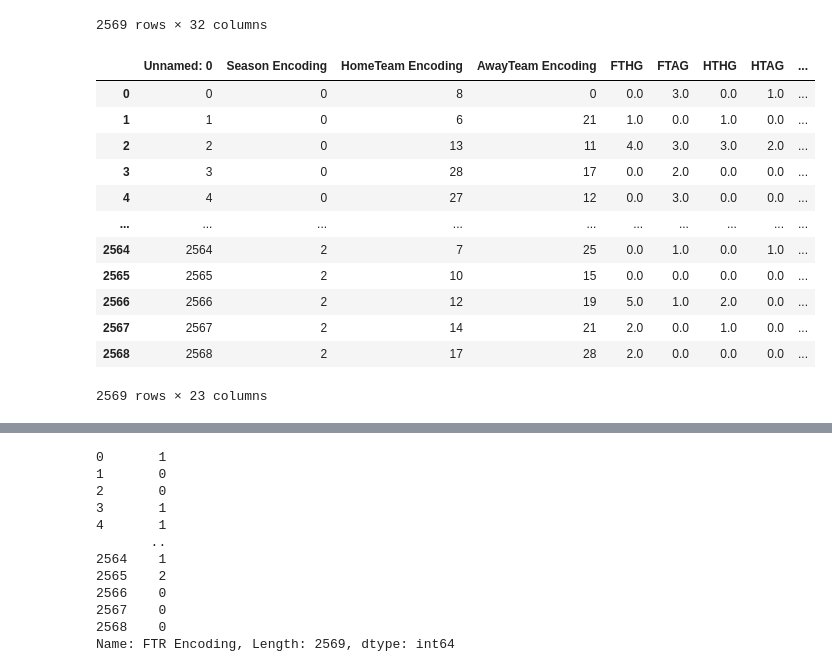
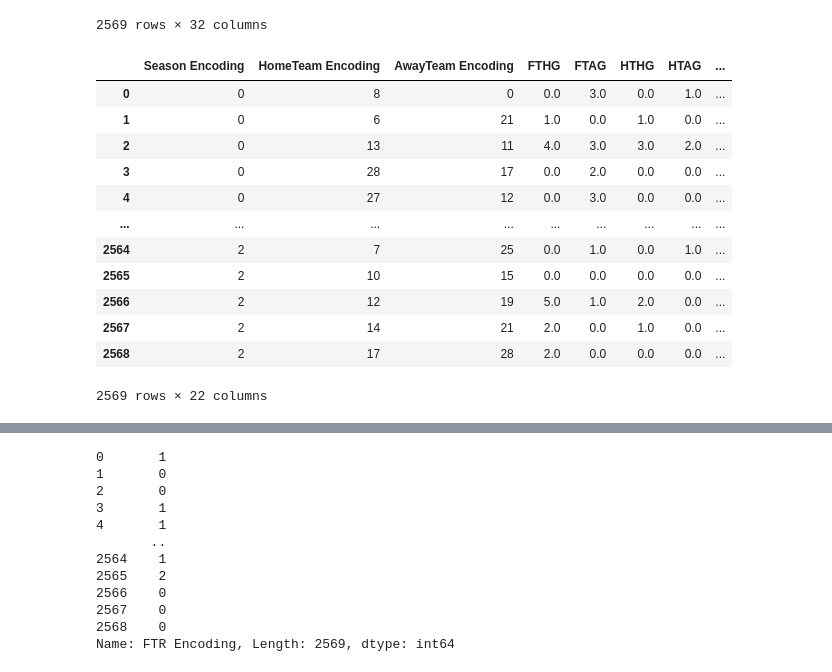
Before and after one commit to DangE01/predicting_the_premier_league, a Jupyter notebook: Neural Network.ipynb, the cells around one changed output, grey strips where cells are left out. Drawn from its saved outputs; the diff is of its cells as text; code cells hidden in the pictures.

```diff
--- a/Neural Network.ipynb
+++ b/Neural Network.ipynb
@@ -38,22 +39,22 @@ df
 2569 rows × 32 columns
 # %%
 # Features -- Drops FTR and any categorical value
-X = df.drop(columns=["Season", "YearOfSeason", "Date", "HomeTeam", "AwayTeam", "Referee", "FTR", "FTR Encoding", "HTR", "Referee"])
+X = df.drop(columns=["Season", "Unnamed: 0", "YearOfSeason", "Date", "HomeTeam", "AwayTeam", "Referee", "FTR", "FTR Encoding", "HTR", "Referee"])
 # Labels
 y = df["FTR Encoding"]
 
 X
 # %% [output]
-|  | Unnamed: 0 | Season Encoding | HomeTeam Encoding | AwayTeam Encoding | FTHG | FTAG | HTHG | HTAG | ... |
-| 0 | 0 | 0 | 8 | 0 | 0.0 | 3.0 | 0.0 | 1.0 | ... |
-| 1 | 1 | 0 | 6 | 21 | 1.0 | 0.0 | 1.0 | 0.0 | ... |
-| 2 | 2 | 0 | 13 | 11 | 4.0 | 3.0 | 3.0 | 2.0 | ... |
-| 3 | 3 | 0 | 28 | 17 | 0.0 | 2.0 | 0.0 | 0.0 | ... |
-| 4 | 4 | 0 | 27 | 12 | 0.0 | 3.0 | 0.0 | 0.0 | ... |
-| ... | ... | ... | ... | ... | ... | ... | ... | ... | ... |
-| 2564 | 2564 | 2 | 7 | 25 | 0.0 | 1.0 | 0.0 | 1.0 | ... |
-| 2565 | 2565 | 2 | 10 | 15 | 0.0 | 0.0 | 0.0 | 0.0 | ... |
-| 2566 | 2566 | 2 | 12 | 19 | 5.0 | 1.0 | 2.0 | 0.0 | ... |
-| 2567 | 2567 | 2 | 14 | 21 | 2.0 | 0.0 | 1.0 | 0.0 | ... |
-| 2568 | 2568 | 2 | 17 | 28 | 2.0 | 0.0 | 0.0 | 0.0 | ... |
+|  | Season Encoding | HomeTeam Encoding | AwayTeam Encoding | FTHG | FTAG | HTHG | HTAG | ... |
+| 0 | 0 | 8 | 0 | 0.0 | 3.0 | 0.0 | 1.0 | ... |
+| 1 | 0 | 6 | 21 | 1.0 | 0.0 | 1.0 | 0.0 | ... |
+| 2 | 0 | 13 | 11 | 4.0 | 3.0 | 3.0 | 2.0 | ... |
+| 3 | 0 | 28 | 17 | 0.0 | 2.0 | 0.0 | 0.0 | ... |
+| 4 | 0 | 27 | 12 | 0.0 | 3.0 | 0.0 | 0.0 | ... |
+| ... | ... | ... | ... | ... | ... | ... | ... | ... |
+| 2564 | 2 | 7 | 25 | 0.0 | 1.0 | 0.0 | 1.0 | ... |
+| 2565 | 2 | 10 | 15 | 0.0 | 0.0 | 0.0 | 0.0 | ... |
+| 2566 | 2 | 12 | 19 | 5.0 | 1.0 | 2.0 | 0.0 | ... |
+| 2567 | 2 | 14 | 21 | 2.0 | 0.0 | 1.0 | 0.0 | ... |
+| 2568 | 2 | 17 | 28 | 2.0 | 0.0 | 0.0 | 0.0 | ... |
-2569 rows × 23 columns
+2569 rows × 22 columns
```
Also changed, not shown: parts of 16 cells of this notebook, 7 other files.
